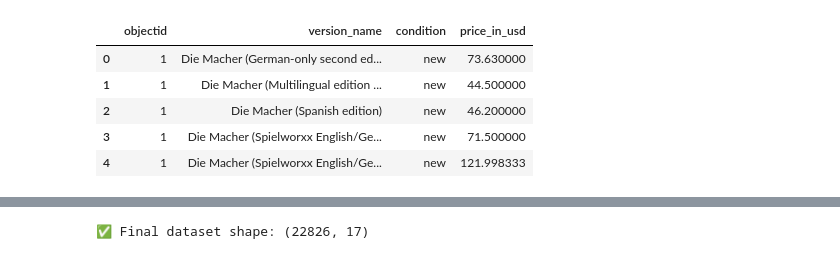
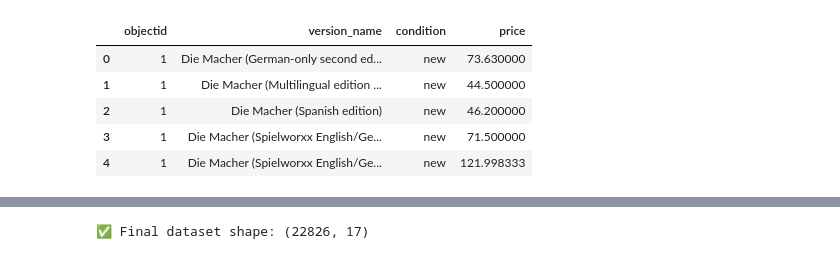
Before and after one commit to Ahmohas/BoardGames, a Jupyter notebook: Final_notebook.ipynb, the cells around one changed output, grey strips where cells are left out. Saved outputs shown, nothing was run; the diff lists cells and outputs as text; code cells hidden in the pictures.

```diff
--- a/Final_notebook.ipynb
+++ b/Final_notebook.ipynb
@@ -32,7 +75,7 @@ import pandas as pd
 # --- 1. Keep only the required columns ---
 cols_to_keep = [
     "objectid",
-    "price_in_usd",
+    "price",
     "version_name",
     "condition"
 ]
@@ -40,52 +83,52 @@ cols_to_keep = [
 products_clean = df.loc[:, cols_to_keep].copy()
 
 # --- 2. Drop rows with missing IDs or prices ---
-products_clean = products_clean.dropna(subset=["objectid", "price_in_usd"])
+products_clean = products_clean.dropna(subset=["objectid", "price"])
 
 # --- 3. Convert data types safely ---
 products_clean["objectid"] = pd.to_numeric(
     products_clean["objectid"], errors="coerce"
 )
-products_clean["price_in_usd"] = pd.to_numeric(
-    products_clean["price_in_usd"], errors="coerce"
+products_clean["price"] = pd.to_numeric(
+    products_clean["price"], errors="coerce"
 )
 
 # Drop rows that failed conversion
-products_clean = products_clean.dropna(subset=["objectid", "price_in_usd"])
+products_clean = products_clean.dropna(subset=["objectid", "price"])
 products_clean["objectid"] = products_clean["objectid"].astype(int)
 
 # --- 4. Clean and standardize condition ---
 products_clean["condition"] = (
     products_clean["condition"]
     .astype(str)
     .str.lower()
     .str.strip()
 )
 
 # --- 5. Keep ONLY 'new' condition ---
 products_clean = products_clean[products_clean["condition"] == "new"].copy()
 
 # --- 6. Clean version names ---
 products_clean["version_name"] = (
     products_clean["version_name"]
     .astype(str)
     .str.strip()
 )
 
 # --- 7. Remove exact duplicate rows ---
 products_clean = products_clean.drop_duplicates(
-    subset=["objectid", "version_name", "condition", "price_in_usd"]
+    subset=["objectid", "version_name", "condition", "price"]
 )
 
 # --- 8. Average duplicated game versions ---
 products_clean_avg = products_clean.groupby(
     ["objectid", "version_name", "condition"], as_index=False
-)["price_in_usd"].mean()
+)["price"].mean()
 
 # ✅ Final verified clean dataset
 products_clean_avg.head()
 # %% [output]
-|  | objectid | version_name | condition | price_in_usd |
+|  | objectid | version_name | condition | price |
 | 0 | 1 | Die Macher (German-only second ed... | new | 73.630000 |
 | 1 | 1 | Die Macher (Multilingual edition ... | new | 44.500000 |
 | 2 | 1 | Die Macher (Spanish edition) | new | 46.200000 |
```
Also changed, not shown: parts of 8 cells of this notebook, 4 other files.
